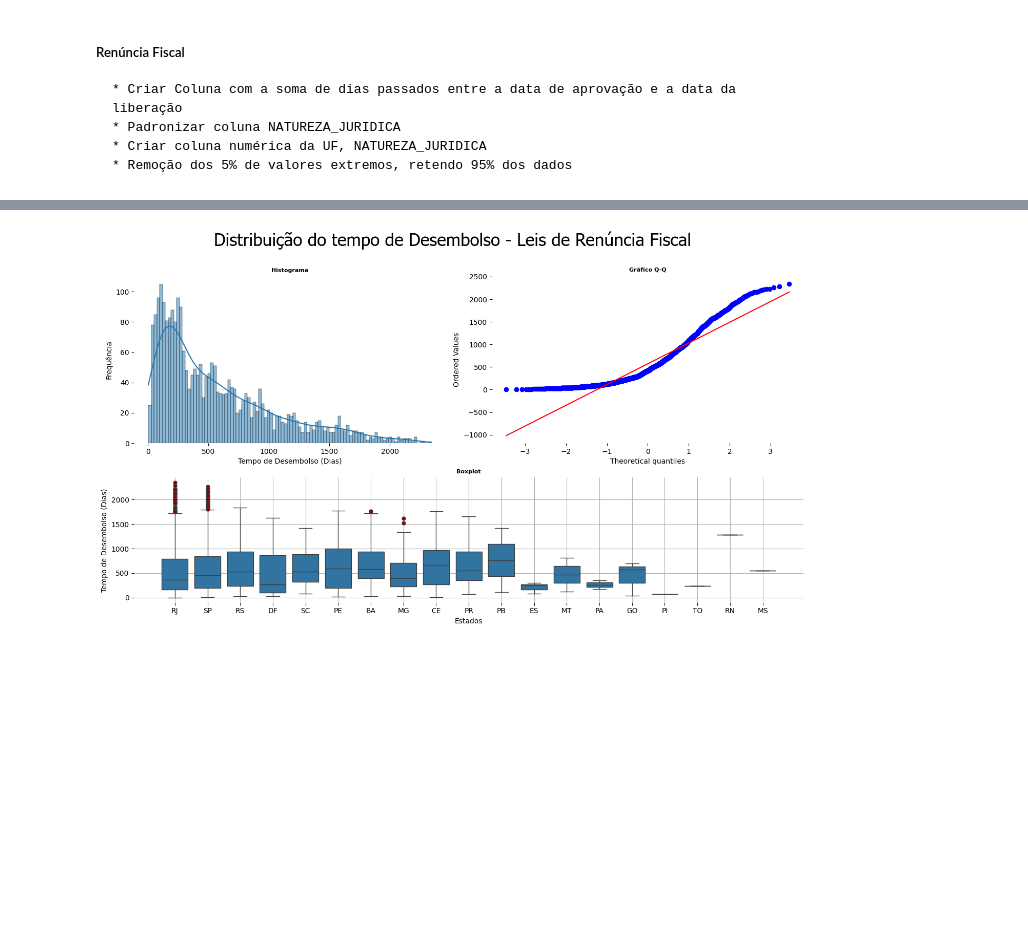
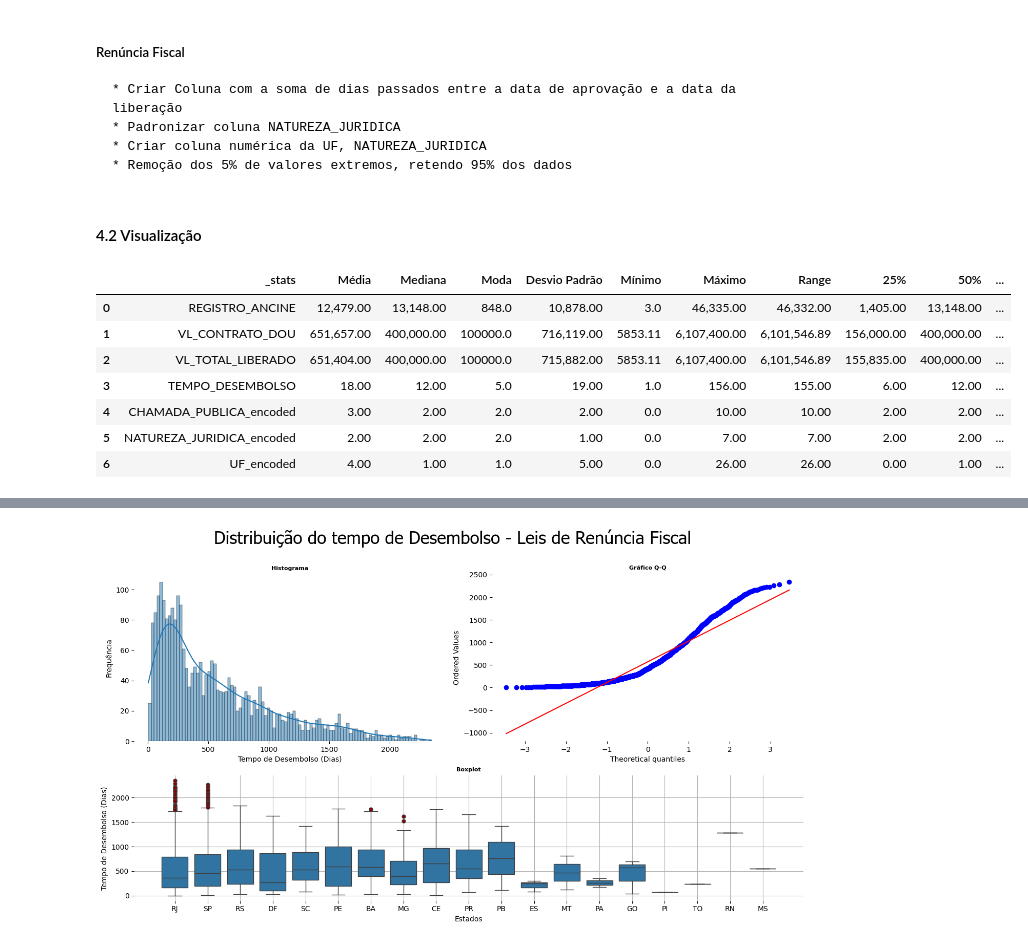
Before and after one commit to fonsecadados/AgenciaNacionalDoCinema_ANCINE, a Jupyter notebook: ANCINE_AgentesEconomicos.ipynb, the cells around one changed output, grey strips where cells are left out. Saved outputs shown, nothing was run; the diff lists cells and outputs as text; code cells hidden in the pictures; blank space fills up the shorter version.

```diff
--- a/ANCINE_AgentesEconomicos.ipynb
+++ b/ANCINE_AgentesEconomicos.ipynb
@@ -1195,3 +1204,16 @@ for uf in ufs:
     # Calculando o percentil de 95% para a coluna 'TEMPO_DESEMBOLSO'
     percentil_95 = np.percentile(query_uf['TEMPO_DESEMBOLSO'], 99)
     re_fiscal_ml = re_fiscal_ml[~((re_fiscal_ml['UF'] == uf) & (re_fiscal_ml['TEMPO_DESEMBOLSO'] > percentil_95))]
+# %% [markdown]
+#### 4.2 Visualização
+# %%
+estatistica_descritiva(fsa_ml_padrao)
+# %% [output]
+|  | _stats | Média | Mediana | Moda | Desvio Padrão | Mínimo | Máximo | Range | 25% | 50% | ... |
+| 0 | REGISTRO_ANCINE | 12,479.00 | 13,148.00 | 848.0 | 10,878.00 | 3.0 | 46,335.00 | 46,332.00 | 1,405.00 | 13,148.00 | ... |
+| 1 | VL_CONTRATO_DOU | 651,657.00 | 400,000.00 | 100000.0 | 716,119.00 | 5853.11 | 6,107,400.00 | 6,101,546.89 | 156,000.00 | 400,000.00 | ... |
+| 2 | VL_TOTAL_LIBERADO | 651,404.00 | 400,000.00 | 100000.0 | 715,882.00 | 5853.11 | 6,107,400.00 | 6,101,546.89 | 155,835.00 | 400,000.00 | ... |
+| 3 | TEMPO_DESEMBOLSO | 18.00 | 12.00 | 5.0 | 19.00 | 1.0 | 156.00 | 155.00 | 6.00 | 12.00 | ... |
+| 4 | CHAMADA_PUBLICA_encoded | 3.00 | 2.00 | 2.0 | 2.00 | 0.0 | 10.00 | 10.00 | 2.00 | 2.00 | ... |
+| 5 | NATUREZA_JURIDICA_encoded | 2.00 | 2.00 | 2.0 | 1.00 | 0.0 | 7.00 | 7.00 | 2.00 | 2.00 | ... |
+| 6 | UF_encoded | 4.00 | 1.00 | 1.0 | 5.00 | 0.0 | 26.00 | 26.00 | 0.00 | 1.00 | ... |
```
Also changed, not shown: parts of 34 cells of this notebook, 5 other files.
